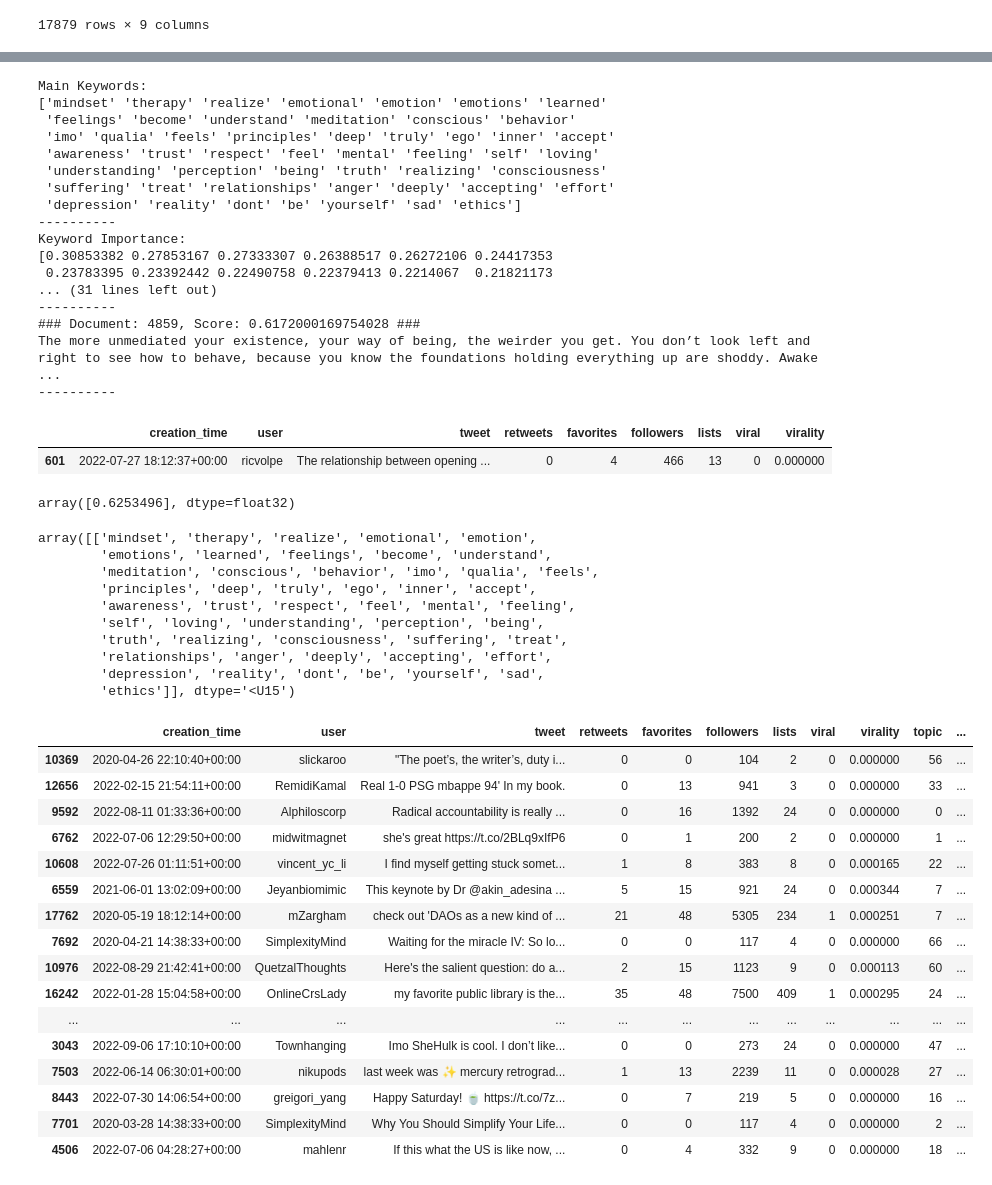
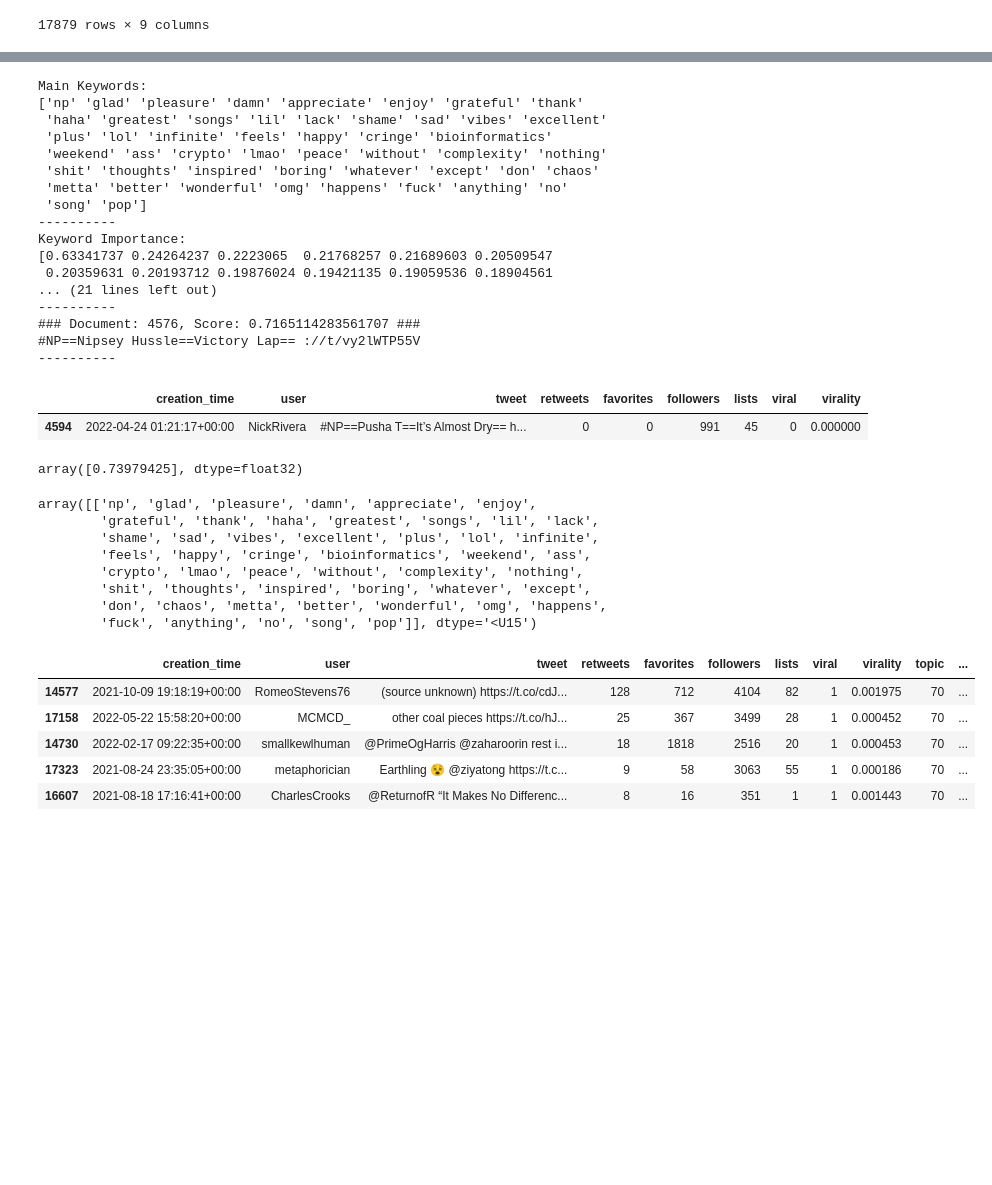
Before and after one commit to thegrandblooms/Information_Propagation_Analysis, a Jupyter notebook: Twitter_Topic_Modeling_with_Top2Vec.ipynb, the cells around one changed output, grey strips where cells are left out. Drawn from its saved outputs; the diff is of its cells as text; code cells hidden in the pictures; blank space fills up the shorter version.

```diff
--- a/Twitter_Topic_Modeling_with_Top2Vec.ipynb
+++ b/Twitter_Topic_Modeling_with_Top2Vec.ipynb
@@ -771,40 +774,43 @@ Topic Keywords: ['omg' 'lol' 'lmao' 'haha' 'wow' 'wtf' 'funny' 'damn' 'brilliant
 # %%
-examine_topic(0, model) # Examine specific topic
+examine_topic(70, model) # Examine specific topic
 # %% [output]
 Main Keywords:
-['mindset' 'therapy' 'realize' 'emotional' 'emotion' 'emotions' 'learned'
- 'feelings' 'become' 'understand' 'meditation' 'conscious' 'behavior'
- 'imo' 'qualia' 'feels' 'principles' 'deep' 'truly' 'ego' 'inner' 'accept'
- 'awareness' 'trust' 'respect' 'feel' 'mental' 'feeling' 'self' 'loving'
- 'understanding' 'perception' 'being' 'truth' 'realizing' 'consciousness'
- 'suffering' 'treat' 'relationships' 'anger' 'deeply' 'accepting' 'effort'
- 'depression' 'reality' 'dont' 'be' 'yourself' 'sad' 'ethics']
+['np' 'glad' 'pleasure' 'damn' 'appreciate' 'enjoy' 'grateful' 'thank'
+ 'haha' 'greatest' 'songs' 'lil' 'lack' 'shame' 'sad' 'vibes' 'excellent'
+ 'plus' 'lol' 'infinite' 'feels' 'happy' 'cringe' 'bioinformatics'
+ 'weekend' 'ass' 'crypto' 'lmao' 'peace' 'without' 'complexity' 'nothing'
+ 'shit' 'thoughts' 'inspired' 'boring' 'whatever' 'except' 'don' 'chaos'
+ 'metta' 'better' 'wonderful' 'omg' 'happens' 'fuck' 'anything' 'no'
+ 'song' 'pop']
 ----------
 Keyword Importance:
-[0.30853382 0.27853167 0.27333307 0.26388517 0.26272106 0.24417353
- 0.23783395 0.23392442 0.22490758 0.22379413 0.2214067  0.21821173
-... (31 lines left out)
+[0.63341737 0.24264237 0.2223065  0.21768257 0.21689603 0.20509547
+ 0.20359631 0.20193712 0.19876024 0.19421135 0.19059536 0.18904561
+... (21 lines left out)
 ----------
-### Document: 4859, Score: 0.6172000169754028 ###
-The more unmediated your existence, your way of being, the weirder you get. You don’t look left and right to see how to behave, because you know the foundations holding everything up are shoddy. Awake ...
+### Document: 4576, Score: 0.7165114283561707 ###
+#NP==Nipsey Hussle==Victory Lap== ://t/vy2lWTP55V
 ----------
 # %%
 # Individual Tweet Lookup
-tweet_topic_lookup(601, model, data)
+def tweet_topic_lookup(tweet_int, model, data):
+    display(data.iloc[[tweet_int]].style.set_properties(**{'text-align': 'left'})) # Testing document correlation with DF by looking up tweets
+    display(model.get_documents_topics([tweet_int])[1]) # Look at top2vec confidence of single tweet
+    display(model.get_documents_topics([tweet_int])[2]) # Look at top2vec topic keywords compared to a single tweet
+
+tweet_topic_lookup(4594, model, data)
 # %% [output]
 |  | creation_time | user | tweet | retweets | favorites | followers | lists | viral | virality |
-| 601 | 2022-07-27 18:12:37+00:00 | ricvolpe | The relationship between opening ... | 0 | 4 | 466 | 13 | 0 | 0.000000 |
+| 4594 | 2022-04-24 01:21:17+00:00 | NickRivera | #NP==Pusha T==It’s Almost Dry== h... | 0 | 0 | 991 | 45 | 0 | 0.000000 |
-array([0.6253496], dtype=float32)
+array([0.73979425], dtype=float32)
-array([['mindset', 'therapy', 'realize', 'emotional', 'emotion',
-        'emotions', 'learned', 'feelings', 'become', 'understand',
-        'meditation', 'conscious', 'behavior', 'imo', 'qualia', 'feels',
-        'principles', 'deep', 'truly', 'ego', 'inner', 'accept',
-        'awareness', 'trust', 'respect', 'feel', 'mental', 'feeling',
-        'self', 'loving', 'understanding', 'perception', 'being',
-        'truth', 'realizing', 'consciousness', 'suffering', 'treat',
-        'relationships', 'anger', 'deeply', 'accepting', 'effort',
-        'depression', 'reality', 'dont', 'be', 'yourself', 'sad',
-        'ethics']], dtype='<U15')
+array([['np', 'glad', 'pleasure', 'damn', 'appreciate', 'enjoy',
+        'grateful', 'thank', 'haha', 'greatest', 'songs', 'lil', 'lack',
+        'shame', 'sad', 'vibes', 'excellent', 'plus', 'lol', 'infinite',
+        'feels', 'happy', 'cringe', 'bioinformatics', 'weekend', 'ass',
+        'crypto', 'lmao', 'peace', 'without', 'complexity', 'nothing',
+        'shit', 'thoughts', 'inspired', 'boring', 'whatever', 'except',
+        'don', 'chaos', 'metta', 'better', 'wonderful', 'omg', 'happens',
+        'fuck', 'anything', 'no', 'song', 'pop']], dtype='<U15')
 # %%
 # for loop - look up each document and append the topic ID to the original dataframe
 topic_ids = []
@@ -815,24 +821,14 @@ for doc in model.document_ids: # model.document_ids # List of all document IDs
 data['topic'] = topic_ids
 data['confidence'] = topic_confidence
 # %%
-data.sample(20).style.set_properties(**{'text-align': 'left'})
+# Topic Tweet Lookup
+data.loc[data['topic'] == 70].sort_values('retweets', ascending=False).head().style.set_properties(**{'text-align': 'left'})
 # %% [output]
 |  | creation_time | user | tweet | retweets | favorites | followers | lists | viral | virality | topic | ... |
-| 10369 | 2020-04-26 22:10:40+00:00 | slickaroo | "The poet’s, the writer’s, duty i... | 0 | 0 | 104 | 2 | 0 | 0.000000 | 56 | ... |
-| 12656 | 2022-02-15 21:54:11+00:00 | RemidiKamal | Real 1-0 PSG mbappe 94' In my book. | 0 | 13 | 941 | 3 | 0 | 0.000000 | 33 | ... |
-| 9592 | 2022-08-11 01:33:36+00:00 | Alphiloscorp | Radical accountability is really ... | 0 | 16 | 1392 | 24 | 0 | 0.000000 | 0 | ... |
-| 6762 | 2022-07-06 12:29:50+00:00 | midwitmagnet | she's great https://t.co/2BLq9xIfP6 | 0 | 1 | 200 | 2 | 0 | 0.000000 | 1 | ... |
-| 10608 | 2022-07-26 01:11:51+00:00 | vincent_yc_li | I find myself getting stuck somet... | 1 | 8 | 383 | 8 | 0 | 0.000165 | 22 | ... |
-| 6559 | 2021-06-01 13:02:09+00:00 | Jeyanbiomimic | This keynote by Dr @akin_adesina ... | 5 | 15 | 921 | 24 | 0 | 0.000344 | 7 | ... |
-| 17762 | 2020-05-19 18:12:14+00:00 | mZargham | check out 'DAOs as a new kind of ... | 21 | 48 | 5305 | 234 | 1 | 0.000251 | 7 | ... |
-| 7692 | 2020-04-21 14:38:33+00:00 | SimplexityMind | Waiting for the miracle IV: So lo... | 0 | 0 | 117 | 4 | 0 | 0.000000 | 66 | ... |
-| 10976 | 2022-08-29 21:42:41+00:00 | QuetzalThoughts | Here's the salient question: do a... | 2 | 15 | 1123 | 9 | 0 | 0.000113 | 60 | ... |
-| 16242 | 2022-01-28 15:04:58+00:00 | OnlineCrsLady | my favorite public library is the... | 35 | 48 | 7500 | 409 | 1 | 0.000295 | 24 | ... |
-| ... | ... | ... | ... | ... | ... | ... | ... | ... | ... | ... | ... |
-| 3043 | 2022-09-06 17:10:10+00:00 | Townhanging | Imo SheHulk is cool. I don’t like... | 0 | 0 | 273 | 24 | 0 | 0.000000 | 47 | ... |
-| 7503 | 2022-06-14 06:30:01+00:00 | nikupods | last week was ✨ mercury retrograd... | 1 | 13 | 2239 | 11 | 0 | 0.000028 | 27 | ... |
-| 8443 | 2022-07-30 14:06:54+00:00 | greigori_yang | Happy Saturday! 🍵 https://t.co/7z... | 0 | 7 | 219 | 5 | 0 | 0.000000 | 16 | ... |
-| 7701 | 2020-03-28 14:38:33+00:00 | SimplexityMind | Why You Should Simplify Your Life... | 0 | 0 | 117 | 4 | 0 | 0.000000 | 2 | ... |
-| 4506 | 2022-07-06 04:28:27+00:00 | mahlenr | If this what the US is like now, ... | 0 | 4 | 332 | 9 | 0 | 0.000000 | 18 | ... |
+| 14577 | 2021-10-09 19:18:19+00:00 | RomeoStevens76 | (source unknown) https://t.co/cdJ... | 128 | 712 | 4104 | 82 | 1 | 0.001975 | 70 | ... |
+| 17158 | 2022-05-22 15:58:20+00:00 | MCMCD_ | other coal pieces https://t.co/hJ... | 25 | 367 | 3499 | 28 | 1 | 0.000452 | 70 | ... |
+| 14730 | 2022-02-17 09:22:35+00:00 | smallkewlhuman | @PrimeOgHarris @zaharoorin rest i... | 18 | 1818 | 2516 | 20 | 1 | 0.000453 | 70 | ... |
+| 17323 | 2021-08-24 23:35:05+00:00 | metaphorician | Earthling 😵 @ziyatong https://t.c... | 9 | 58 | 3063 | 55 | 1 | 0.000186 | 70 | ... |
+| 16607 | 2021-08-18 17:16:41+00:00 | CharlesCrooks | @ReturnofR “It Makes No Differenc... | 8 | 16 | 351 | 1 | 1 | 0.001443 | 70 | ... |
 # %%
 examine_topic(47, model)
```
Also changed, not shown: parts of 23 cells of this notebook, 6 other files.
